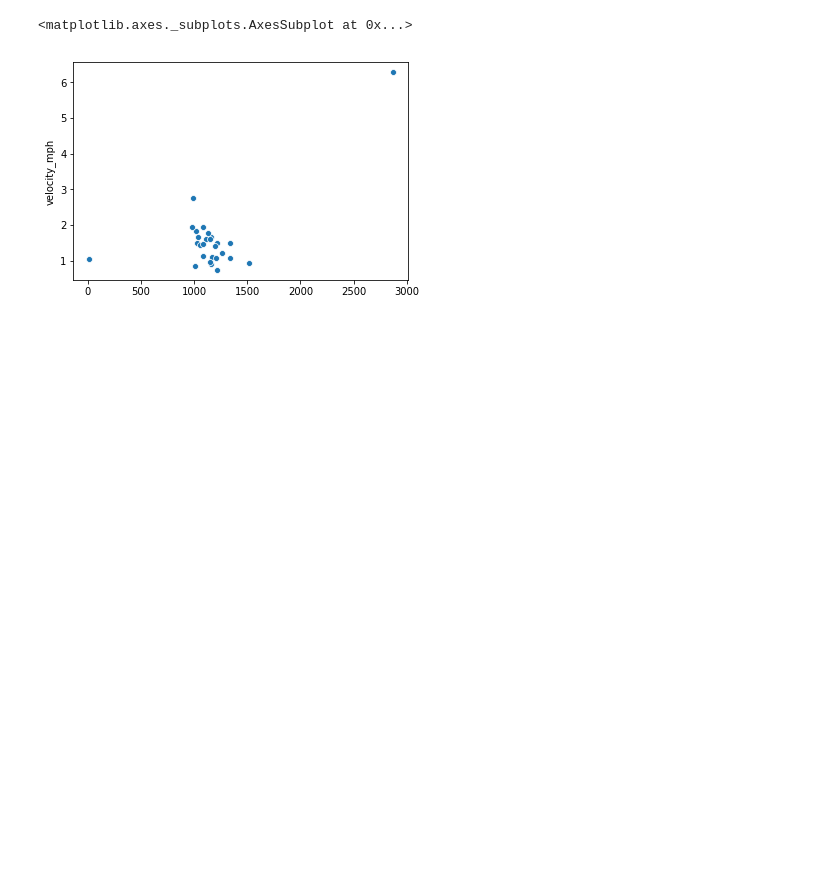
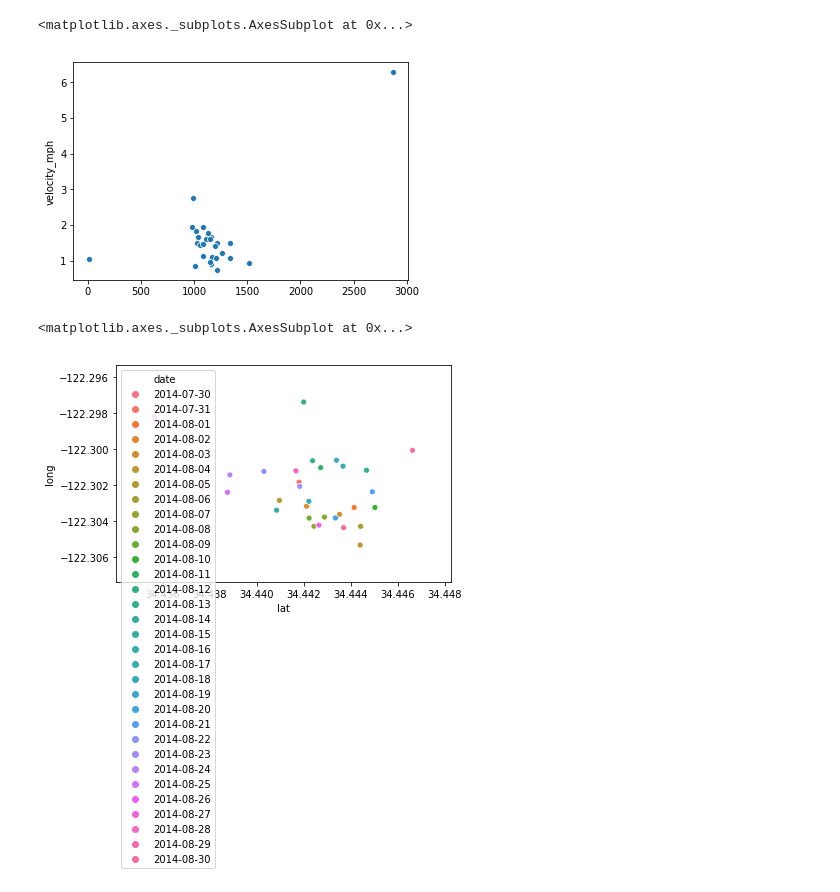
Before and after one commit to Matt-Carney/Natural_Disaster, a Jupyter notebook: Natural_Disaster.ipynb, the cells around one changed output. Cells and saved outputs as stored; diff of their text form; code cells hidden in the pictures; blank space fills up the shorter version.

```diff
--- a/Natural_Disaster.ipynb
+++ b/Natural_Disaster.ipynb
@@ -198,0 +267,3 @@ napa_group
+# %%
+napa_group3 = napa_group.reset_index()
+napa_group3
@@ -222,3 +311,8 @@ sns.scatterplot(x=napa_group2, y=napa_group['velocity_mph'])
 # %% [output]
 <matplotlib.axes._subplots.AxesSubplot at 0x...>
 [figure]
+# %%
+sns.scatterplot(x=napa_group3['lat'], y=napa_group3['long'], hue=napa_group3['date'])
+# %% [output]
+<matplotlib.axes._subplots.AxesSubplot at 0x...>
+[figure, added]
```
Also changed, not shown: parts of 25 cells of this notebook.
